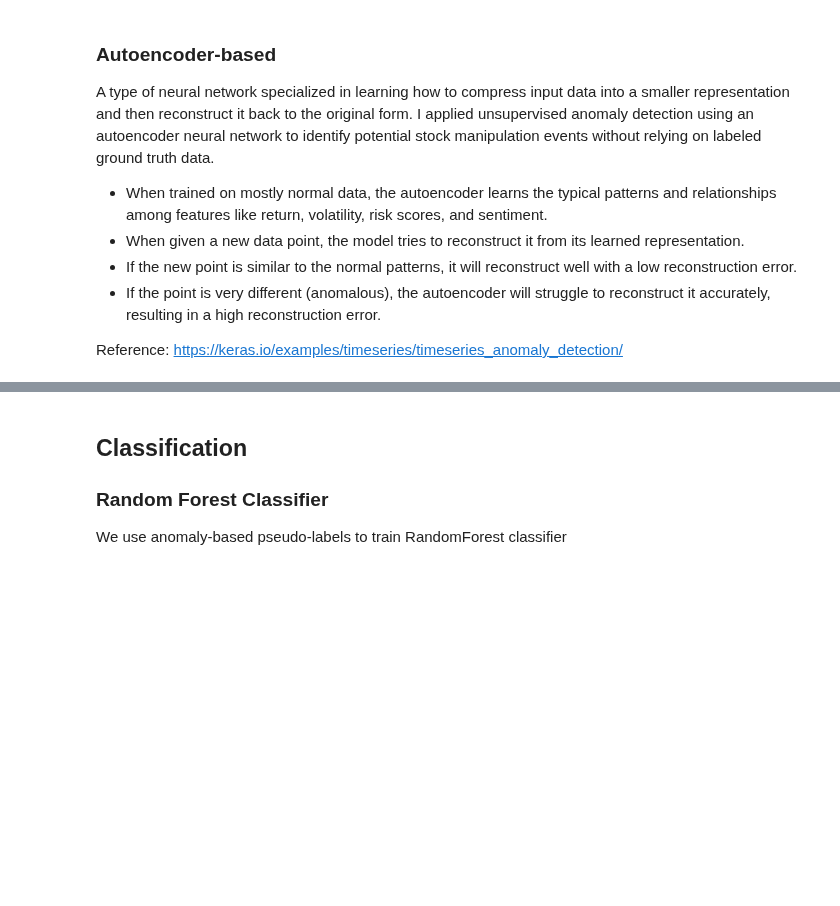
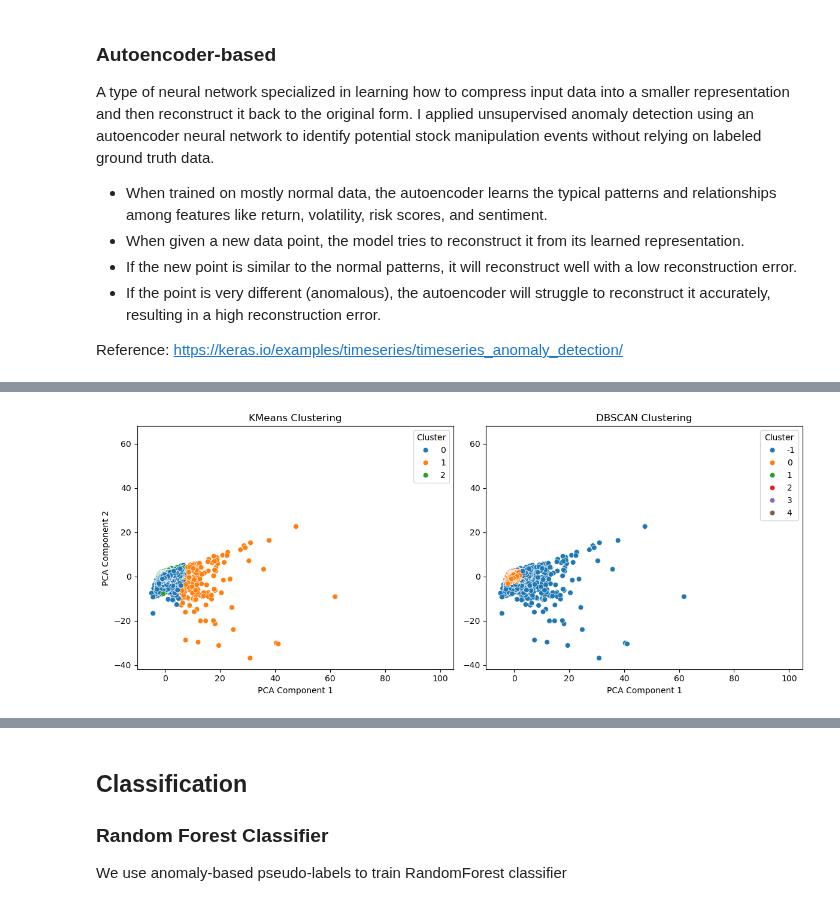
Before and after one commit to ansh2607/capstone2025-aggarwal-StockMarketManipulationDetection, a Jupyter notebook: model_building.ipynb, the cells around one changed output, grey strips where cells are left out. Drawn from its saved outputs; the diff is of its cells as text; code cells hidden in the pictures; blank space fills up the shorter version.

```diff
--- a/model_building.ipynb
+++ b/model_building.ipynb
@@ -41,7 +183,8 @@ iso = IsolationForest(n_estimators=100, contamination=0.005, random_state=42)
 iso.fit(X_scaled)
 iso_scores = -iso.decision_function(X_scaled)  # negative sign ensures that higher means more anomalous
 
-df['iso_anomaly_score'] = iso_scores
+df['iso_anomaly_score'] = np.nan  # Initialize full column
+df.loc[df_to_use.index, 'iso_anomaly_score'] = iso_scores
 df
 # %% [output]
 |  | Date | Open | High | Low | Close | Volume | Ticker | Return | Volatility | Volume_Zscore | ... |
@@ -85,9 +228,10 @@ autoencoder.fit(X_scaled, X_scaled, epochs=50, batch_size=256, validation_split=
 reconstructions = autoencoder.predict(X_scaled)
 reconstruction_errors = np.mean(np.square(X_scaled - reconstructions), axis=1) # average squared difference between each day’s input and its reconstruction
 
-df['autoencoder_error'] = reconstruction_errors
+df['autoencoder_error'] = np.nan  # Initialize full column
+df.loc[df_to_use.index, 'autoencoder_error'] = reconstruction_errors
 
 # Ranking all stock-days by their reconstruction errors
 top_anomalies = df.sort_values('autoencoder_error', ascending=False).head(10)
-print(top_anomalies[['Date', 'stock', 'autoencoder_error', 'iso_anomaly_score']])
+print(top_anomalies[['Date', 'stock', 'autoencoder_error', 'iso_anomaly_score', 'Manipulation_Flag']])
 # %% [output]
@@ -105,0 +265,31 @@ print(top_anomalies[['Date', 'stock', 'autoencoder_error', 'iso_anomaly_score']]
+# %%
+# PCA for 2D visualization
+pca = PCA(n_components=2)
+X_pca = pca.fit_transform(X_scaled)
+
+df_vis = df.loc[df_to_use.index].copy()
+df_vis['pca_1'] = X_pca[:, 0]
+df_vis['pca_2'] = X_pca[:, 1]
+
+plt.figure(figsize=(12, 5))
+
+# 1. KMeans Clusters
+plt.subplot(1, 2, 1)
+sns.scatterplot(data=df_vis, x='pca_1', y='pca_2', hue='kmeans_cluster', palette='tab10', s=40)
+plt.title("KMeans Clustering")
+plt.xlabel("PCA Component 1")
+plt.ylabel("PCA Component 2")
+plt.legend(title="Cluster", loc='upper right')
+
+# 2. DBSCAN Clusters
+plt.subplot(1, 2, 2)
+sns.scatterplot(data=df_vis, x='pca_1', y='pca_2', hue='dbscan_cluster', palette='tab10', s=40)
+plt.title("DBSCAN Clustering")
+plt.xlabel("PCA Component 1")
+plt.ylabel("")
+plt.legend(title="Cluster", loc='upper right')
+
+plt.tight_layout()
+plt.show()
+# %% [output]
+[figure, added]
```
Also changed, not shown: parts of 24 cells of this notebook, 5 other files.
